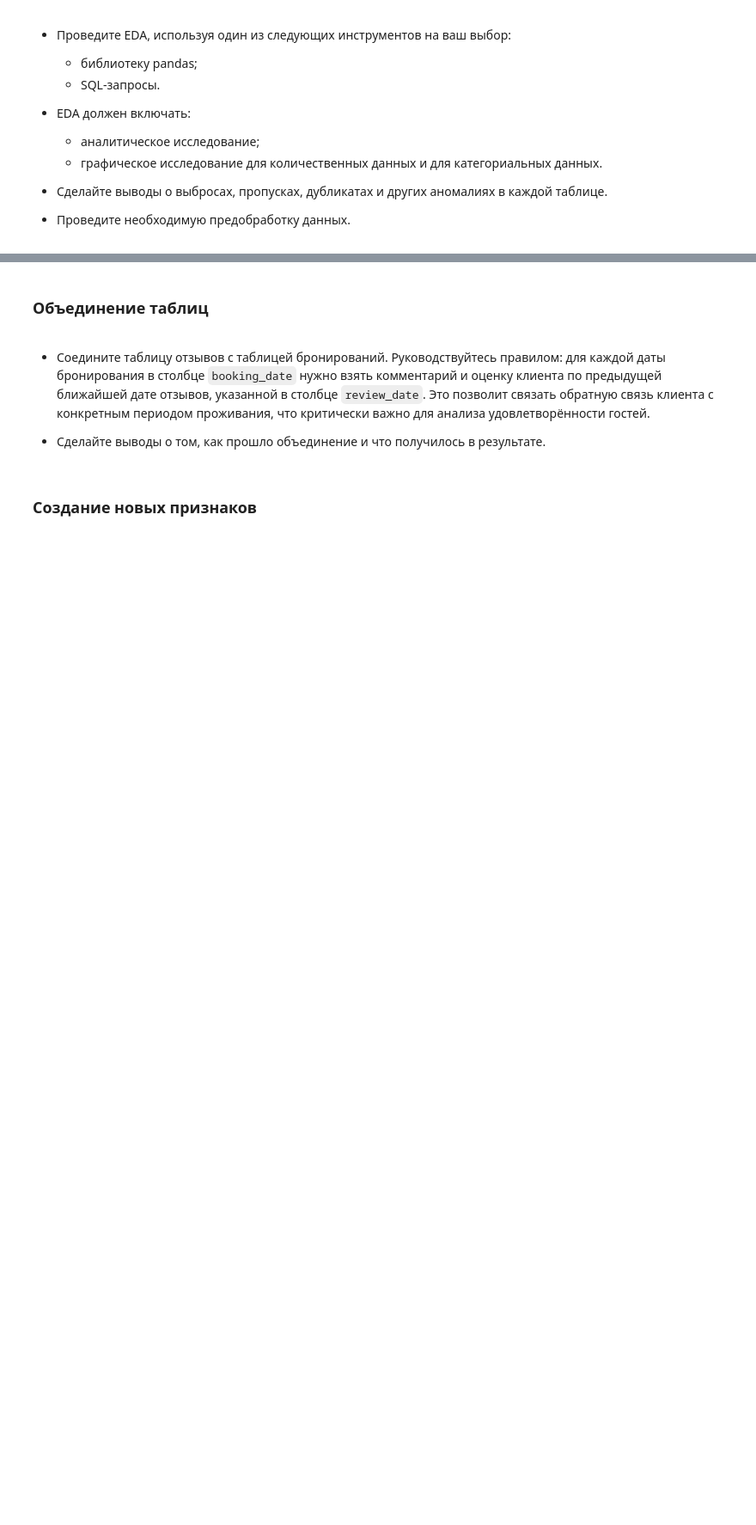
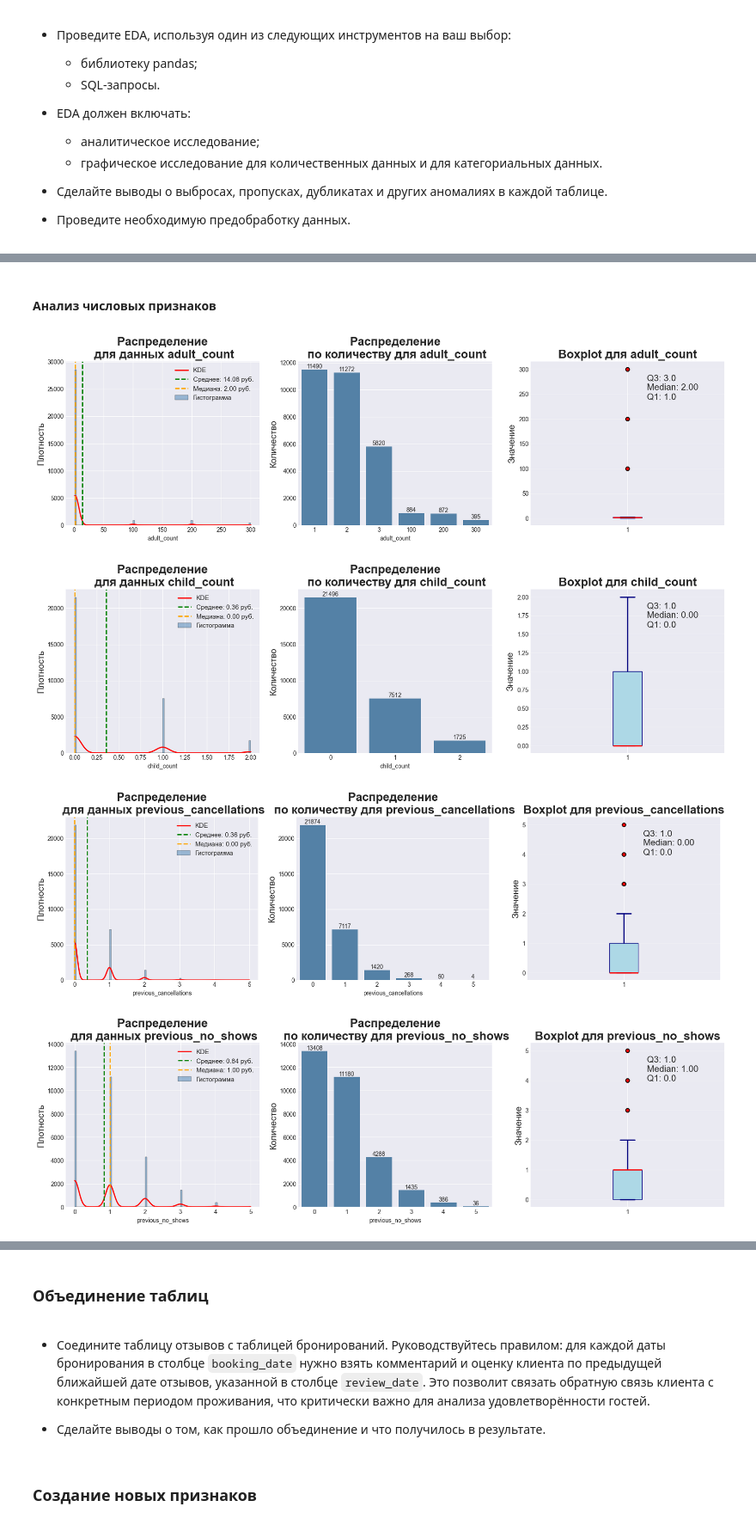
Before and after one commit to MEYakunin/Sprint17_Booking_Cancellation_Predict, a Jupyter notebook: Sprint17_Booking_Cancellation_Predict.ipynb, the cells around one changed output, grey strips where cells are left out. Shown at 86% size. Drawn from its saved outputs; the diff is of its cells as text; code cells hidden in the pictures; blank space fills up the shorter version.

Commit message:
Sprint17_Booking_Cancellation_Predict - Сделал анализ дубликатов и удалил их. Оформил анализ числовых признаков.

```diff
--- a/Sprint17_Booking_Cancellation_Predict.ipynb
+++ b/Sprint17_Booking_Cancellation_Predict.ipynb
@@ -218,0 +222,4 @@ memory usage: 983.6+ KB
+# %%
+# Приводим тип данных у признаков с датами
+df_bookings['booking_date'] = pd.to_datetime(df_bookings['booking_date'])
+df_reviews['review_date'] = pd.to_datetime(df_reviews['review_date'])
@@ -218,0 +244,4 @@ memory usage: 983.6+ KB
+# %%
+# Удаляем дублирующие строки
+df_bookings_drop_dupl = df_bookings.drop_duplicates(subset=['booking_id'])
+df_reviews_drop_dupl = df_reviews.drop_duplicates(subset=['customer_id', 'booking_id', 'review_date'])
@@ -218,0 +254,6 @@ memory usage: 983.6+ KB
+# %% [markdown]
+#### Анализ числовых признаков
+# %%
+# Определяем числовые признаки
+numeric_cols_booking = df_bookings_drop_dupl.select_dtypes(np.number).columns.to_list()
+numeric_cols_reviews = df_reviews_drop_dupl.select_dtypes(np.number).columns.to_list()
@@ -218,0 +318,36 @@ memory usage: 983.6+ KB
+# %%
+# Функция вывода графика распределения
+def print_countplot(df, column, df_name, ax):
+    """
+    Строит countplot для заданного столбца DataFrame
+    """
+    if df[column].nunique() > 50:
+        return
+
+    # Распределение countplot
+    sns.countplot(data=df, x=column, color='steelblue', ax=ax)
+
+    ax.set_title(f'Распределение\n по количеству для {df_name}', fontsize=20, fontweight='bold')
+    ax.set_ylabel('Количество', fontsize=15)
+
+    # Добавляем значения над столбцами
+    for p in ax.patches:
+        ax.annotate(f'{int(p.get_height())}',
+                    (p.get_x() + p.get_width() / 2., p.get_height()),
+                    ha='center', va='bottom'
+        )
+# %%
+# Выводим графики для датасета df_bookings_drop_dupl
+for col in numeric_cols_booking:
+    _, axes = plt.subplots(1, 3, figsize=(20, 5))
+    print_histplot(df_bookings_drop_dupl, col, col, axes[0])
+    print_countplot(df_bookings_drop_dupl, col, col, axes[1])
+    print_boxplot(df_bookings_drop_dupl, col, col, axes[2])
+
+plt.tight_layout()
+plt.show()
+# %% [output]
+[figure, added]
+[figure, added]
+[figure, added]
+[figure, added]
```
Also changed, not shown: parts of 11 cells of this notebook.
